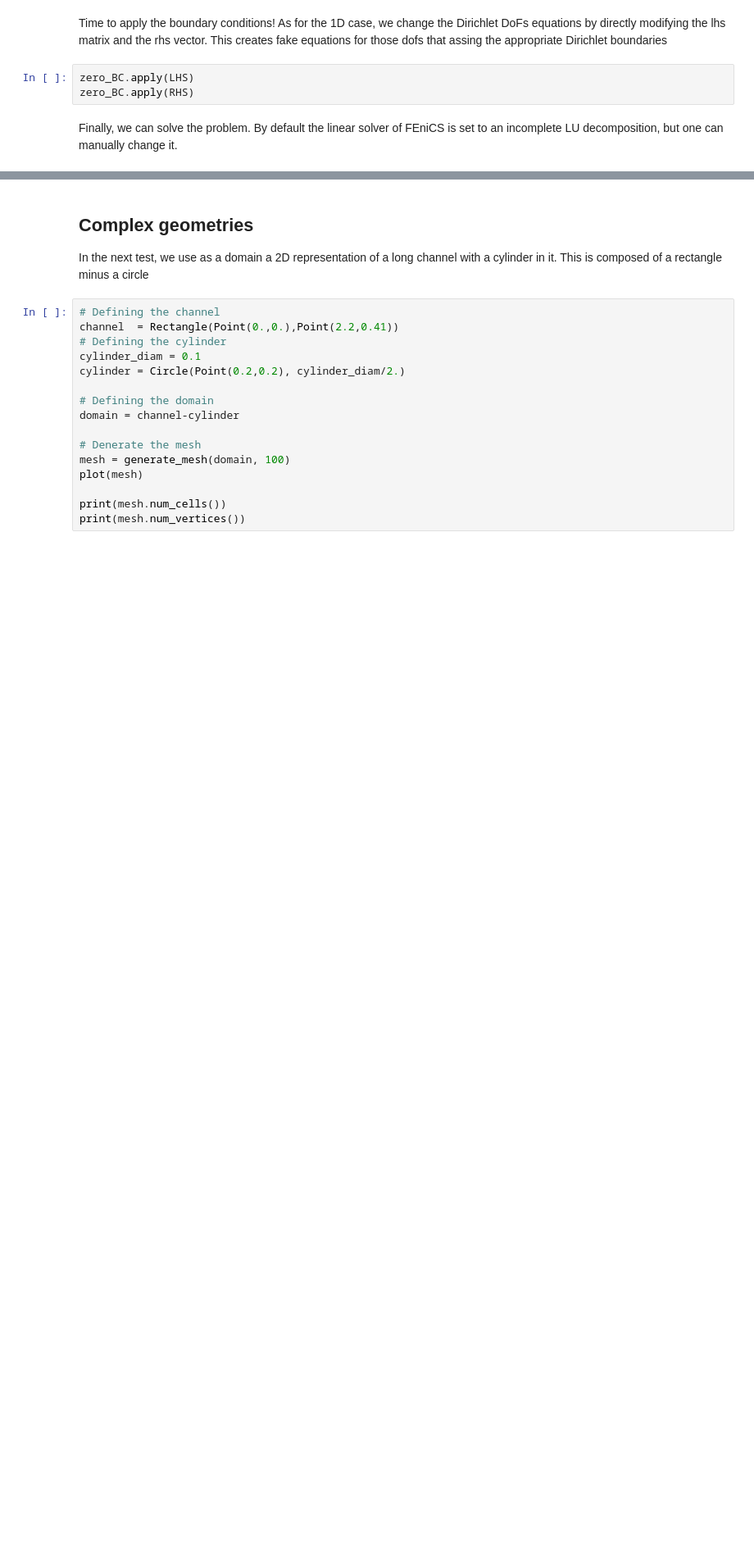
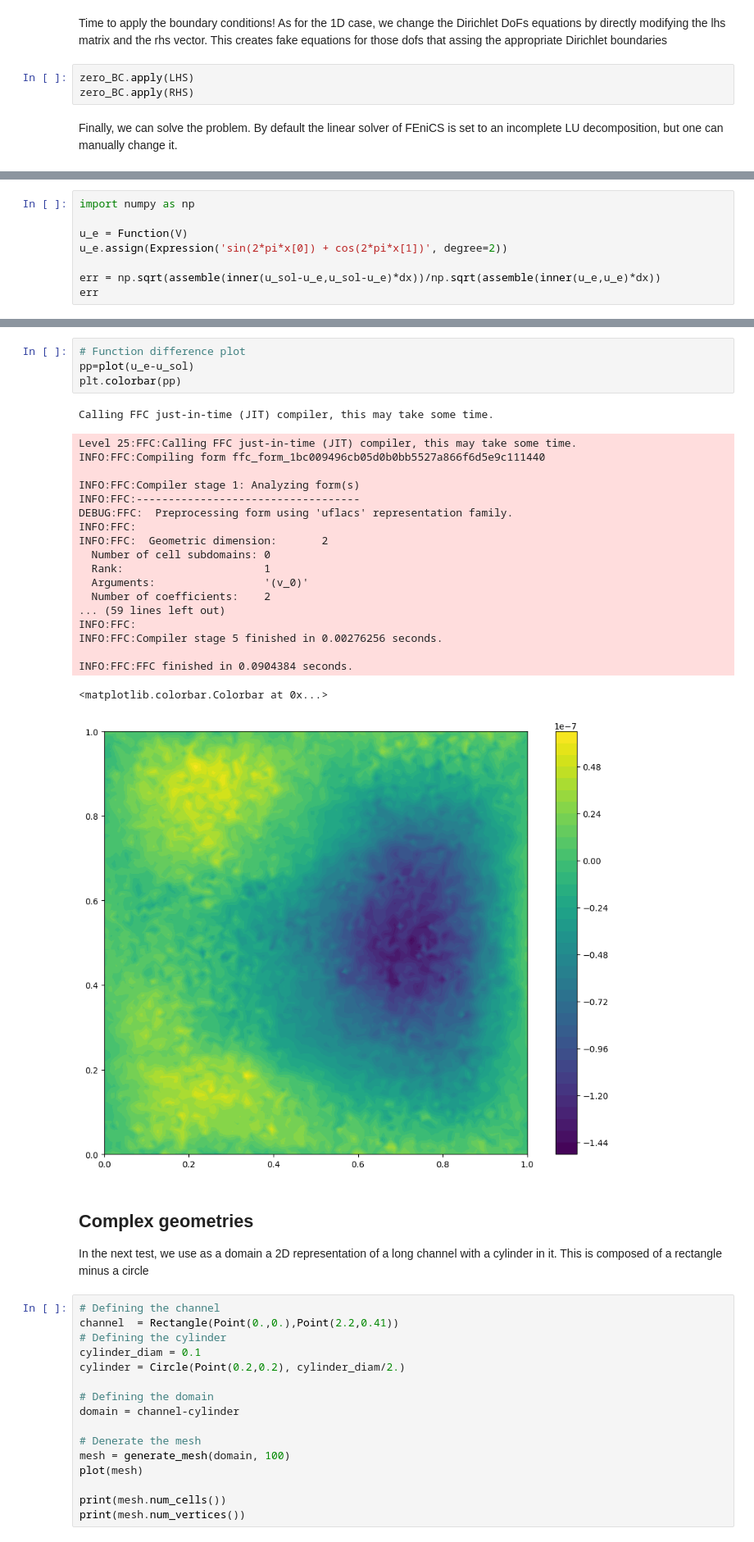
Before and after one commit to lordPachy/acsai, a Jupyter notebook: Scientific Computing/Theory/04_FEM_with_FEniCS.ipynb, the cells around one changed output, grey strips where cells are left out. Shown at 82% size. Saved outputs shown, nothing was run; the diff lists cells and outputs as text; blank space fills up the shorter version.

```diff
--- a/Scientific Computing/Theory/04_FEM_with_FEniCS.ipynb
+++ b/Scientific Computing/Theory/04_FEM_with_FEniCS.ipynb
@@ -141,0 +311,8 @@ f = Expression('exp(-10.0*(pow(x[0]-0.75,2) + pow(x[1] - 0.75,2)))',degree = 2)
+# %%
+import numpy as np
+
+u_e = Function(V)
+u_e.assign(Expression('sin(2*pi*x[0]) + cos(2*pi*x[1])', degree=2))
+
+err = np.sqrt(assemble(inner(u_sol-u_e,u_sol-u_e)*dx))/np.sqrt(assemble(inner(u_e,u_e)*dx))
+err
@@ -142,3 +357,28 @@ f = Expression('exp(-10.0*(pow(x[0]-0.75,2) + pow(x[1] - 0.75,2)))',degree = 2)
+# %%
+# Function difference plot
+pp=plot(u_e-u_sol)
+plt.colorbar(pp)
+# %% [output]
+Calling FFC just-in-time (JIT) compiler, this may take some time.
+Level 25:FFC:Calling FFC just-in-time (JIT) compiler, this may take some time.
+INFO:FFC:Compiling form ffc_form_1bc009496cb05d0b0bb5527a866f6d5e9c111440
+
+INFO:FFC:Compiler stage 1: Analyzing form(s)
+INFO:FFC:-----------------------------------
+DEBUG:FFC:  Preprocessing form using 'uflacs' representation family.
+INFO:FFC:
+INFO:FFC:  Geometric dimension:       2
+  Number of cell subdomains: 0
+  Rank:                      1
+  Arguments:                 '(v_0)'
+  Number of coefficients:    2
+... (59 lines left out)
+INFO:FFC:
+INFO:FFC:Compiler stage 5 finished in 0.00276256 seconds.
+
+INFO:FFC:FFC finished in 0.0904384 seconds.
+<matplotlib.colorbar.Colorbar at 0x...>
+[figure, added]
 # %% [markdown]
 ## Complex geometries
 In the next test, we use as a domain a 2D representation of a long channel with a cylinder in it. This is composed of a rectangle minus a circle
```
Also changed, not shown: parts of 29 cells of this notebook, 4 other files.
